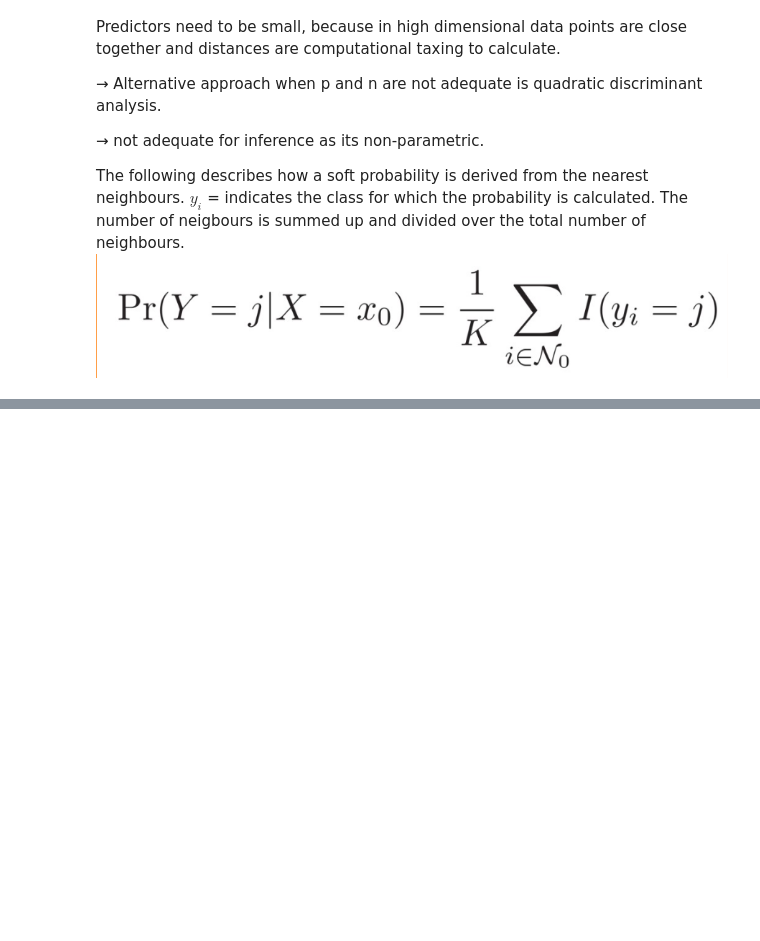
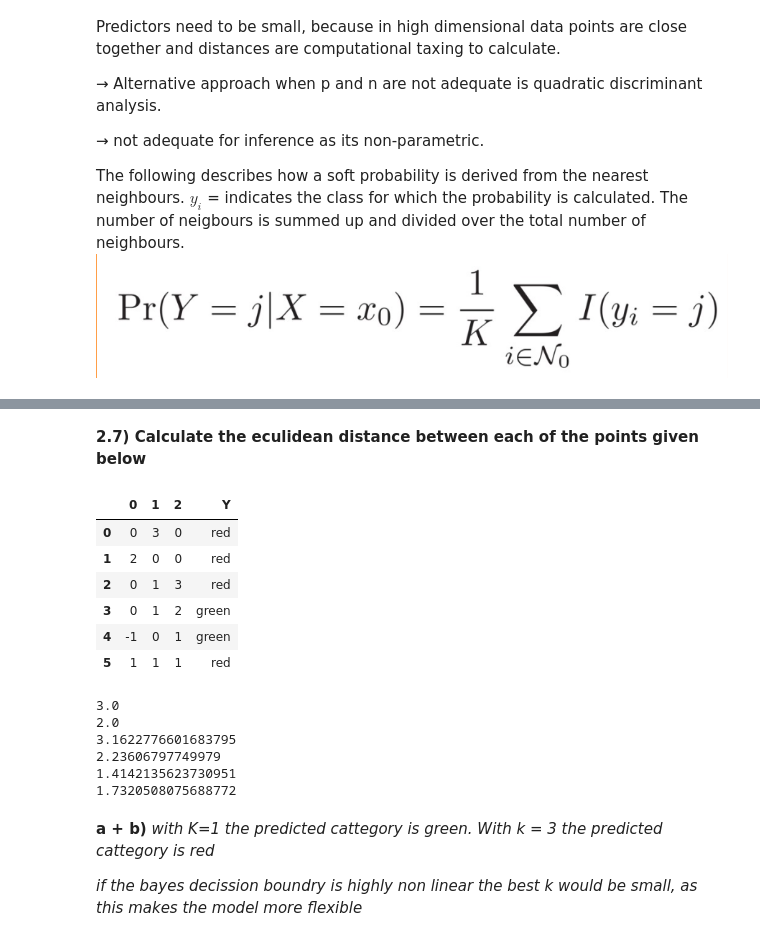
Before and after one commit to PabloGarcia00/MachineLearning, a Jupyter notebook: Week1/Thu_Bayesian_classification.ipynb, the cells around one changed output, grey strips where cells are left out. Cells and saved outputs as stored; diff of their text form; code cells hidden in the pictures; blank space fills up the shorter version.

```diff
--- a/Week1/Thu_Bayesian_classification.ipynb
+++ b/Week1/Thu_Bayesian_classification.ipynb
@@ -17,0 +116,9 @@ The following describes how a soft probability is derived from the nearest neigh
+# %% [markdown]
+**2.7) Calculate the eculidean distance between each of the points given below**
+# %%
+import numpy as np
+import pandas as pd
+mat27 = np.matrix("0 3 0; 2 0 0; 0 1 3; 0 1 2; -1 0 1; 1 1 1")
+# %%
+df = pd.DataFrame(mat27)
+df["Y"] = 3*["red"] + 2  * ["green"] + ["red"]
@@ -17,0 +131,25 @@ The following describes how a soft probability is derived from the nearest neigh
+# %%
+df
+# %% [output]
+|  | 0 | 1 | 2 | Y |
+| 0 | 0 | 3 | 0 | red |
+| 1 | 2 | 0 | 0 | red |
+| 2 | 0 | 1 | 3 | red |
+| 3 | 0 | 1 | 2 | green |
+| 4 | -1 | 0 | 1 | green |
+| 5 | 1 | 1 | 1 | red |
+# %%
+for i in range(6):
+    print(eucl(test, mat27[i]))
+# %% [output]
+3.0
+2.0
+3.1622776601683795
+2.23606797749979
+1.4142135623730951
+1.7320508075688772
+# %% [markdown]
+**a + b)** *with K=1 the predicted cattegory is green.
+With k = 3 the predicted cattegory is red*
+
+*if the bayes decission boundry is highly non linear the best k would be small, as this makes the model more flexible*
```
Also changed, not shown: parts of 37 cells of this notebook, 4 other files.
